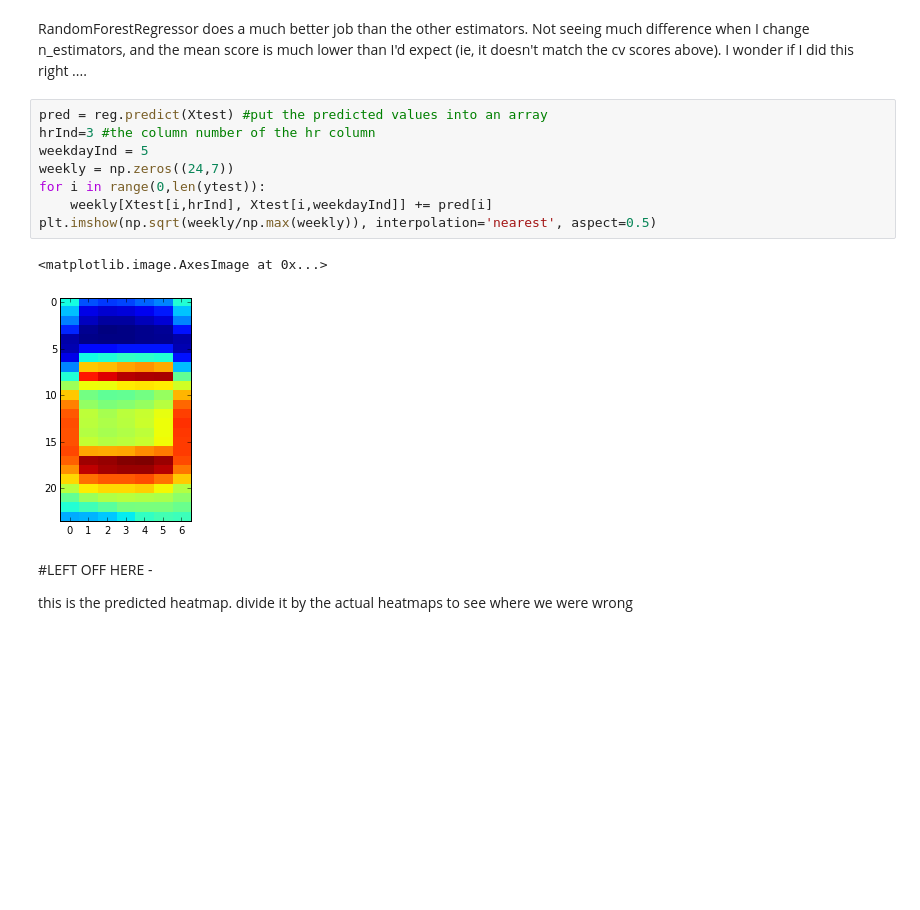
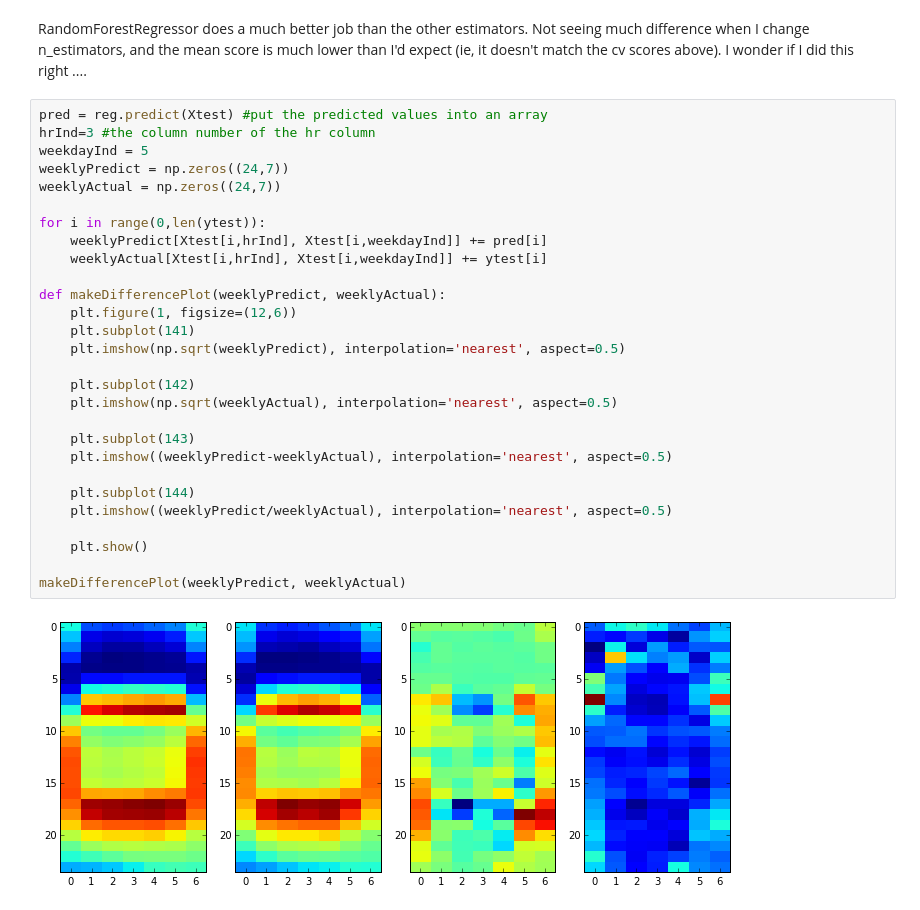
Before and after one commit to ericjhilton/bike-share-ML, a Jupyter notebook: bikeShareHourly.ipynb, the cells around one changed output. Drawn from its saved outputs; the diff is of its cells as text; blank space fills up the shorter version.

Commit message:
looked at residuals between predicted and actual, some additional analysis on where the model isn't doing a good job

```diff
--- a/bikeShareHourly.ipynb
+++ b/bikeShareHourly.ipynb
@@ -148,15 +150,30 @@ RandomForestRegressor does a much better job than the other estimators. Not seei
 # %%
 pred = reg.predict(Xtest) #put the predicted values into an array
 hrInd=3 #the column number of the hr column
 weekdayInd = 5
-weekly = np.zeros((24,7))
+weeklyPredict = np.zeros((24,7))
+weeklyActual = np.zeros((24,7))
+
 for i in range(0,len(ytest)):
-    weekly[Xtest[i,hrInd], Xtest[i,weekdayInd]] += pred[i]
-plt.imshow(np.sqrt(weekly/np.max(weekly)), interpolation='nearest', aspect=0.5)
+    weeklyPredict[Xtest[i,hrInd], Xtest[i,weekdayInd]] += pred[i]
+    weeklyActual[Xtest[i,hrInd], Xtest[i,weekdayInd]] += ytest[i]
+
+def makeDifferencePlot(weeklyPredict, weeklyActual):
+    plt.figure(1, figsize=(12,6))
+    plt.subplot(141)
+    plt.imshow(np.sqrt(weeklyPredict), interpolation='nearest', aspect=0.5)
+
+    plt.subplot(142)
+    plt.imshow(np.sqrt(weeklyActual), interpolation='nearest', aspect=0.5)
+
+    plt.subplot(143)
+    plt.imshow((weeklyPredict-weeklyActual), interpolation='nearest', aspect=0.5)
+
+    plt.subplot(144)
+    plt.imshow((weeklyPredict/weeklyActual), interpolation='nearest', aspect=0.5)
+
+    plt.show()
+
+makeDifferencePlot(weeklyPredict, weeklyActual)
 # %% [output]
-<matplotlib.image.AxesImage at 0x...>
-[figure, old version]
+[figure, new version]
-# %% [markdown]
-#LEFT OFF HERE -
-
-this is the predicted heatmap. divide it by the actual heatmaps to see where we were wrong
```
Also changed, not shown: parts of 8 cells of this notebook.
